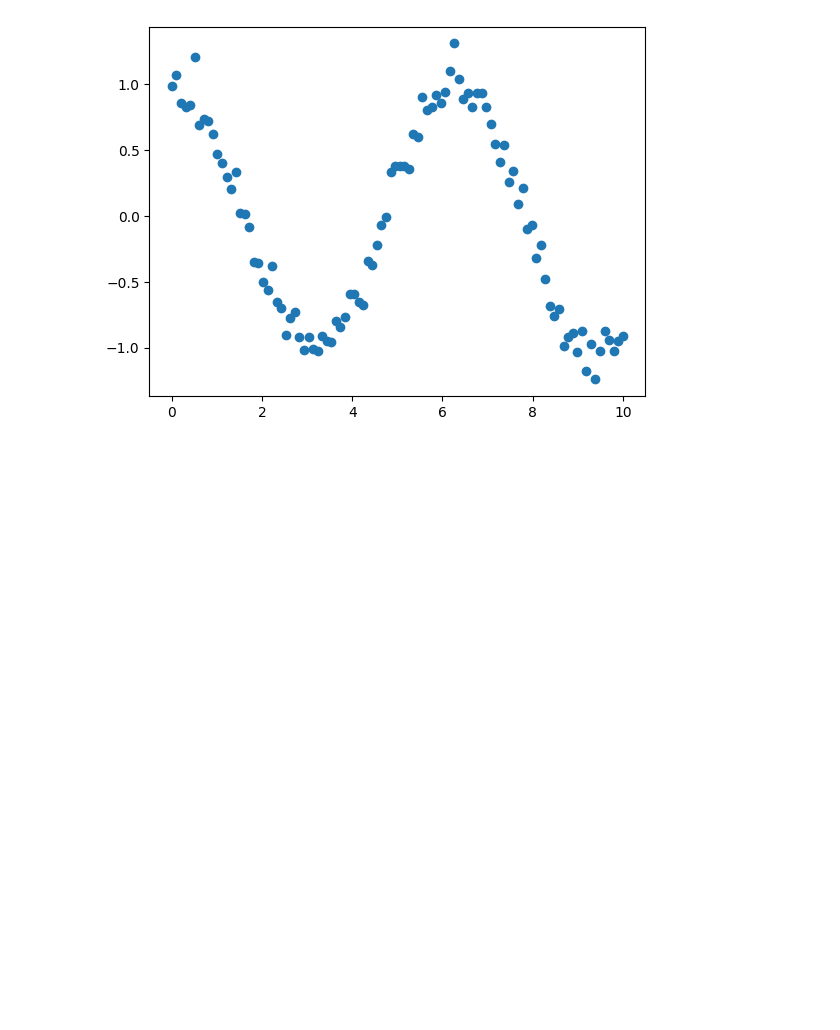
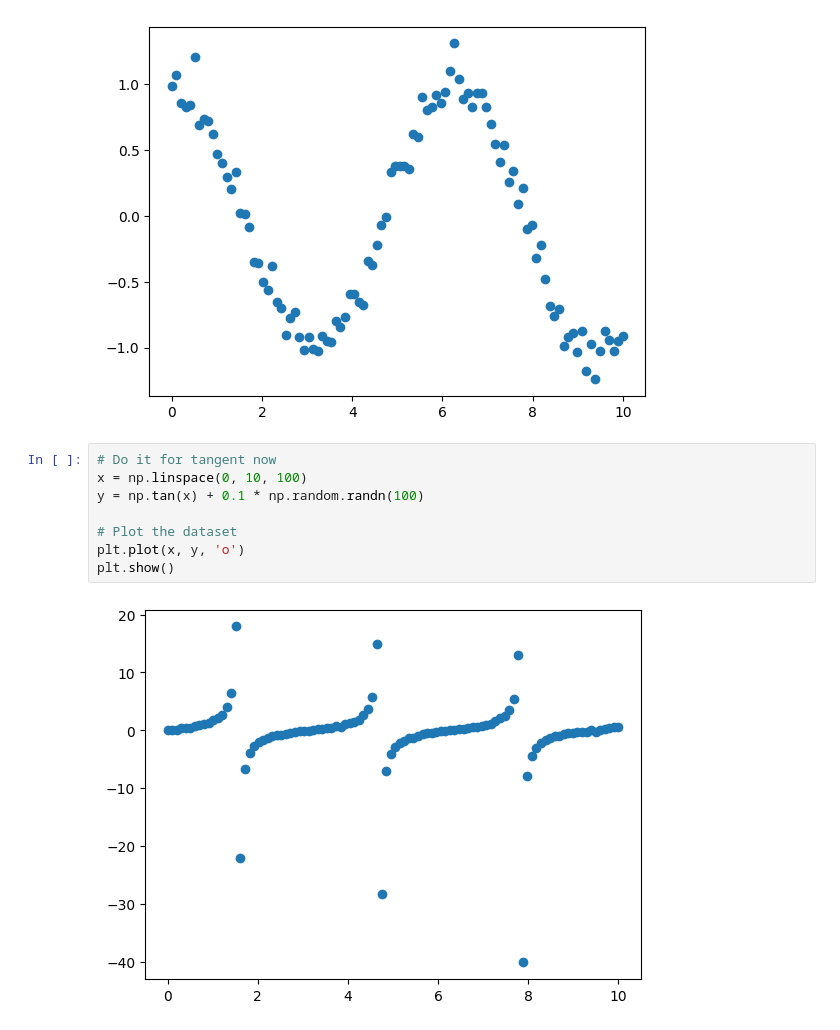
Before and after one commit to ndavidson19/test, a Jupyter notebook: demo.ipynb, the cells around one changed output. Saved outputs shown, nothing was run; the diff lists cells and outputs as text; blank space fills up the shorter version.

```diff
--- a/demo.ipynb
+++ b/demo.ipynb
@@ -23,3 +23,13 @@ plt.plot(x, y, 'o')
 plt.show()
 # %% [output]
 [figure]
+# %%
+# Do it for tangent now
+x = np.linspace(0, 10, 100)
+y = np.tan(x) + 0.1 * np.random.randn(100)
+
+# Plot the dataset
+plt.plot(x, y, 'o')
+plt.show()
+# %% [output]
+[figure, added]
```
